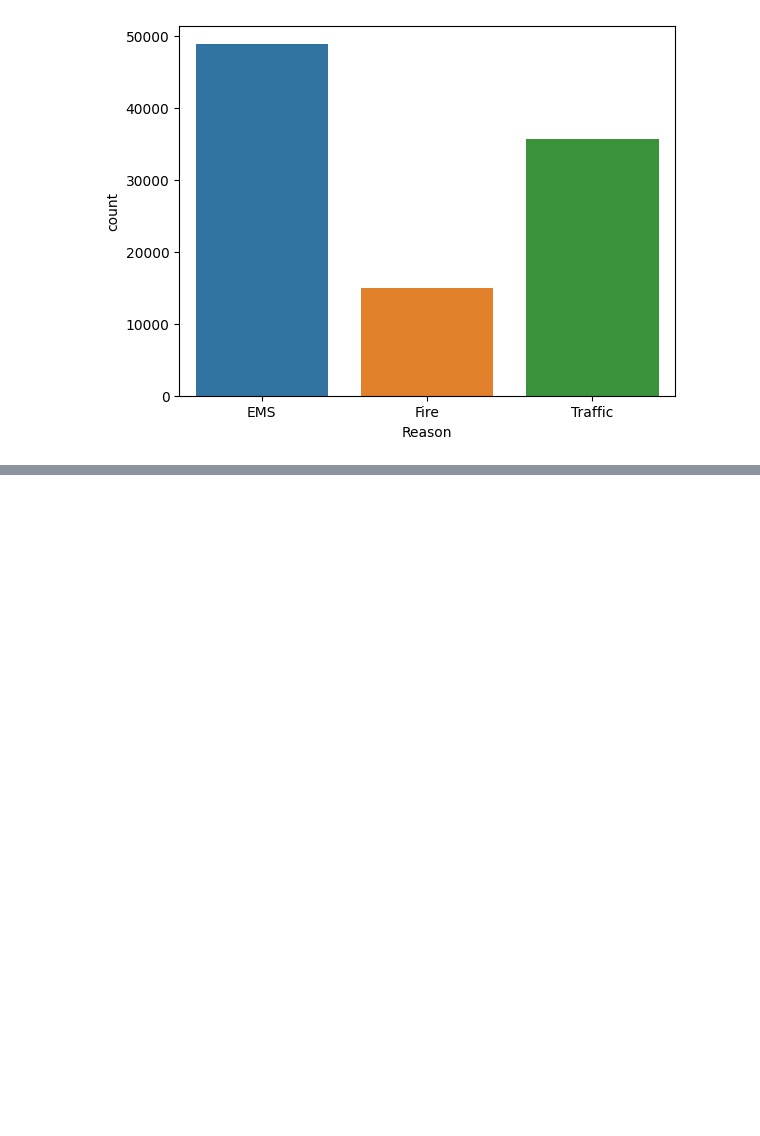
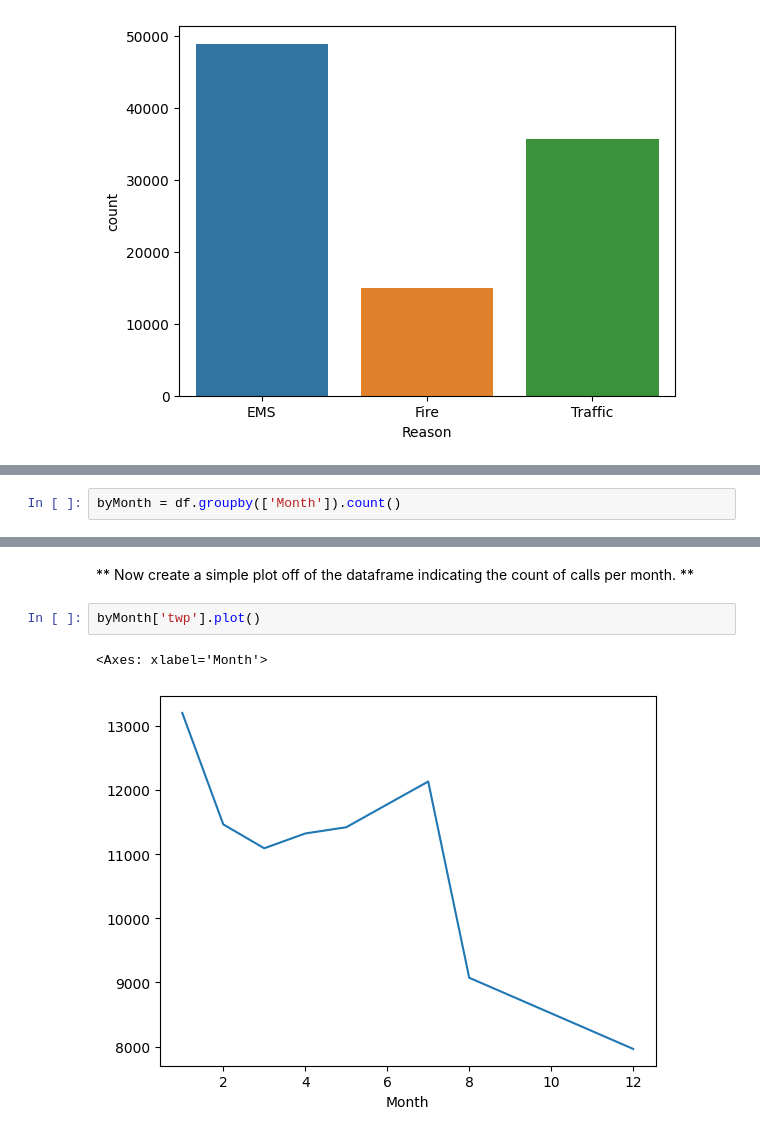
Before and after one commit to JinwookJung/Data_Capstone_Project, a Jupyter notebook: 911_Calls.ipynb, the cells around one changed output, grey strips where cells are left out. Cells and saved outputs as stored; diff of their text form; blank space fills up the shorter version.

```diff
--- a/911_Calls.ipynb
+++ b/911_Calls.ipynb
@@ -99,0 +192,2 @@ Text(0.5, 0, 'Reason')
+# %%
+byMonth = df.groupby(['Month']).count()
@@ -99,0 +204,7 @@ Text(0.5, 0, 'Reason')
+# %% [markdown]
+** Now create a simple plot off of the dataframe indicating the count of calls per month. **
+# %%
+byMonth['twp'].plot()
+# %% [output]
+<Axes: xlabel='Month'>
+[figure, added]
```
Also changed, not shown: parts of 34 cells of this notebook, 1 other file.
